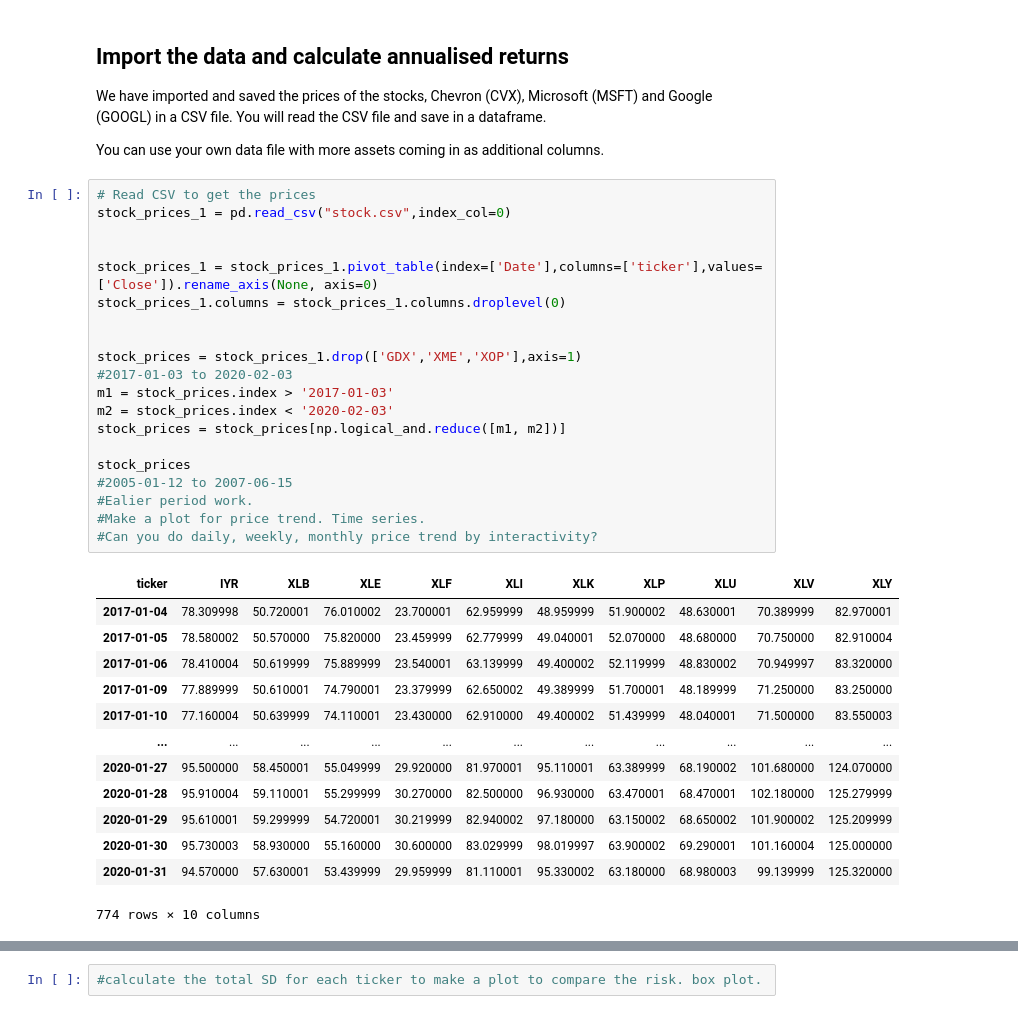
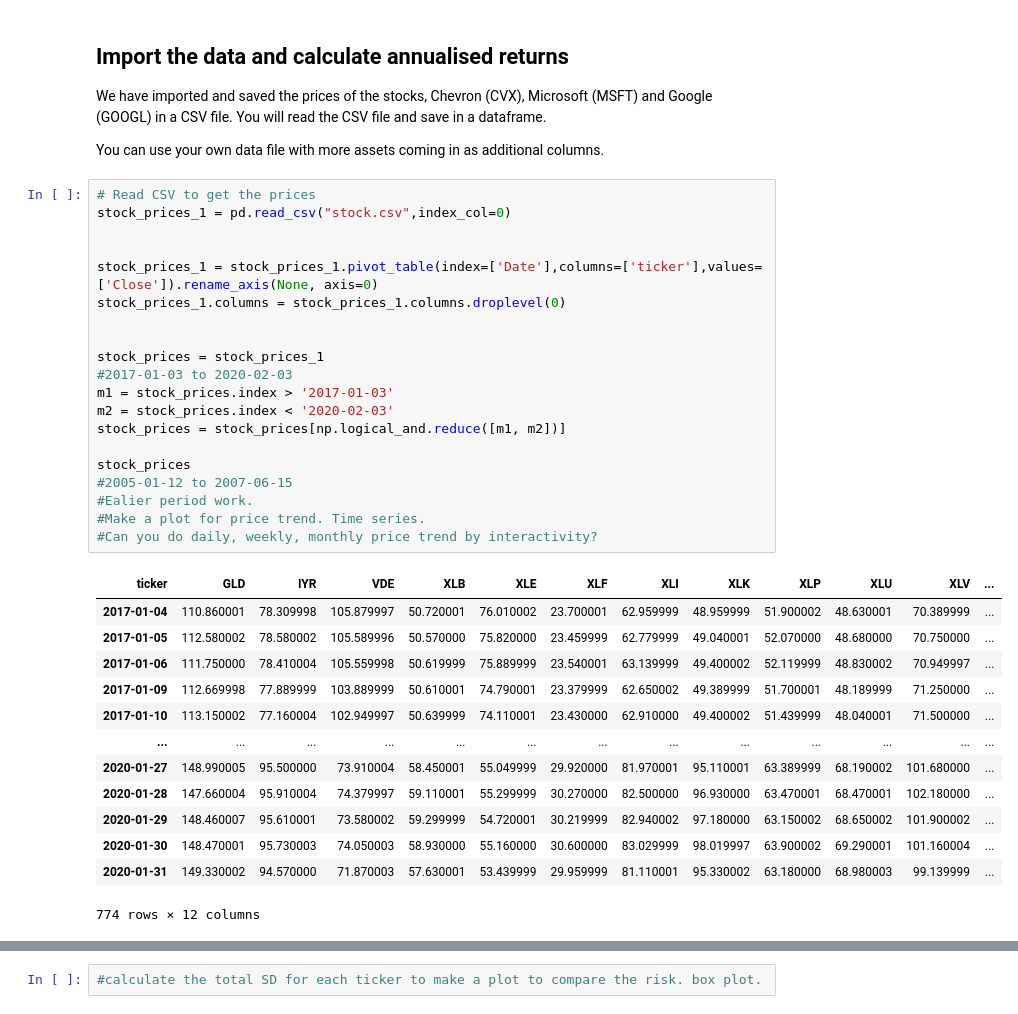
Before and after one commit to andrewdtu/asset-class-performance-under-inflation, a Jupyter notebook: portfolio_randomizer.ipynb, the cells around one changed output, grey strips where cells are left out. Drawn from its saved outputs; the diff is of its cells as text.

```diff
--- a/portfolio_randomizer.ipynb
+++ b/portfolio_randomizer.ipynb
@@ -34,37 +34,37 @@ You can use your own data file with more assets coming in as additional columns.
 # %%
 # Read CSV to get the prices
 stock_prices_1 = pd.read_csv("stock.csv",index_col=0)
 
 
 stock_prices_1 = stock_prices_1.pivot_table(index=['Date'],columns=['ticker'],values=['Close']).rename_axis(None, axis=0)
 stock_prices_1.columns = stock_prices_1.columns.droplevel(0)
 
 
-stock_prices = stock_prices_1.drop(['GDX','XME','XOP'],axis=1)
+stock_prices = stock_prices_1
 #2017-01-03 to 2020-02-03
 m1 = stock_prices.index > '2017-01-03'
 m2 = stock_prices.index < '2020-02-03'
 stock_prices = stock_prices[np.logical_and.reduce([m1, m2])]
 
 stock_prices
 #2005-01-12 to 2007-06-15
 #Ealier period work.
 #Make a plot for price trend. Time series.
 #Can you do daily, weekly, monthly price trend by interactivity?
 # %% [output]
-| ticker | IYR | XLB | XLE | XLF | XLI | XLK | XLP | XLU | XLV | XLY |
-| 2017-01-04 | 78.309998 | 50.720001 | 76.010002 | 23.700001 | 62.959999 | 48.959999 | 51.900002 | 48.630001 | 70.389999 | 82.970001 |
-| 2017-01-05 | 78.580002 | 50.570000 | 75.820000 | 23.459999 | 62.779999 | 49.040001 | 52.070000 | 48.680000 | 70.750000 | 82.910004 |
-| 2017-01-06 | 78.410004 | 50.619999 | 75.889999 | 23.540001 | 63.139999 | 49.400002 | 52.119999 | 48.830002 | 70.949997 | 83.320000 |
-| 2017-01-09 | 77.889999 | 50.610001 | 74.790001 | 23.379999 | 62.650002 | 49.389999 | 51.700001 | 48.189999 | 71.250000 | 83.250000 |
-| 2017-01-10 | 77.160004 | 50.639999 | 74.110001 | 23.430000 | 62.910000 | 49.400002 | 51.439999 | 48.040001 | 71.500000 | 83.550003 |
-| ... | ... | ... | ... | ... | ... | ... | ... | ... | ... | ... |
-| 2020-01-27 | 95.500000 | 58.450001 | 55.049999 | 29.920000 | 81.970001 | 95.110001 | 63.389999 | 68.190002 | 101.680000 | 124.070000 |
-| 2020-01-28 | 95.910004 | 59.110001 | 55.299999 | 30.270000 | 82.500000 | 96.930000 | 63.470001 | 68.470001 | 102.180000 | 125.279999 |
-| 2020-01-29 | 95.610001 | 59.299999 | 54.720001 | 30.219999 | 82.940002 | 97.180000 | 63.150002 | 68.650002 | 101.900002 | 125.209999 |
-| 2020-01-30 | 95.730003 | 58.930000 | 55.160000 | 30.600000 | 83.029999 | 98.019997 | 63.900002 | 69.290001 | 101.160004 | 125.000000 |
-| 2020-01-31 | 94.570000 | 57.630001 | 53.439999 | 29.959999 | 81.110001 | 95.330002 | 63.180000 | 68.980003 | 99.139999 | 125.320000 |
+| ticker | GLD | IYR | VDE | XLB | XLE | XLF | XLI | XLK | XLP | XLU | XLV | ... |
+| 2017-01-04 | 110.860001 | 78.309998 | 105.879997 | 50.720001 | 76.010002 | 23.700001 | 62.959999 | 48.959999 | 51.900002 | 48.630001 | 70.389999 | ... |
+| 2017-01-05 | 112.580002 | 78.580002 | 105.589996 | 50.570000 | 75.820000 | 23.459999 | 62.779999 | 49.040001 | 52.070000 | 48.680000 | 70.750000 | ... |
+| 2017-01-06 | 111.750000 | 78.410004 | 105.559998 | 50.619999 | 75.889999 | 23.540001 | 63.139999 | 49.400002 | 52.119999 | 48.830002 | 70.949997 | ... |
+| 2017-01-09 | 112.669998 | 77.889999 | 103.889999 | 50.610001 | 74.790001 | 23.379999 | 62.650002 | 49.389999 | 51.700001 | 48.189999 | 71.250000 | ... |
+| 2017-01-10 | 113.150002 | 77.160004 | 102.949997 | 50.639999 | 74.110001 | 23.430000 | 62.910000 | 49.400002 | 51.439999 | 48.040001 | 71.500000 | ... |
+| ... | ... | ... | ... | ... | ... | ... | ... | ... | ... | ... | ... | ... |
+| 2020-01-27 | 148.990005 | 95.500000 | 73.910004 | 58.450001 | 55.049999 | 29.920000 | 81.970001 | 95.110001 | 63.389999 | 68.190002 | 101.680000 | ... |
+| 2020-01-28 | 147.660004 | 95.910004 | 74.379997 | 59.110001 | 55.299999 | 30.270000 | 82.500000 | 96.930000 | 63.470001 | 68.470001 | 102.180000 | ... |
+| 2020-01-29 | 148.460007 | 95.610001 | 73.580002 | 59.299999 | 54.720001 | 30.219999 | 82.940002 | 97.180000 | 63.150002 | 68.650002 | 101.900002 | ... |
+| 2020-01-30 | 148.470001 | 95.730003 | 74.050003 | 58.930000 | 55.160000 | 30.600000 | 83.029999 | 98.019997 | 63.900002 | 69.290001 | 101.160004 | ... |
+| 2020-01-31 | 149.330002 | 94.570000 | 71.870003 | 57.630001 | 53.439999 | 29.959999 | 81.110001 | 95.330002 | 63.180000 | 68.980003 | 99.139999 | ... |
-774 rows × 10 columns
+774 rows × 12 columns
 # %%
 
 # Calculate annualised returns
```
Also changed, not shown: parts of 11 cells of this notebook, 1 other file.
